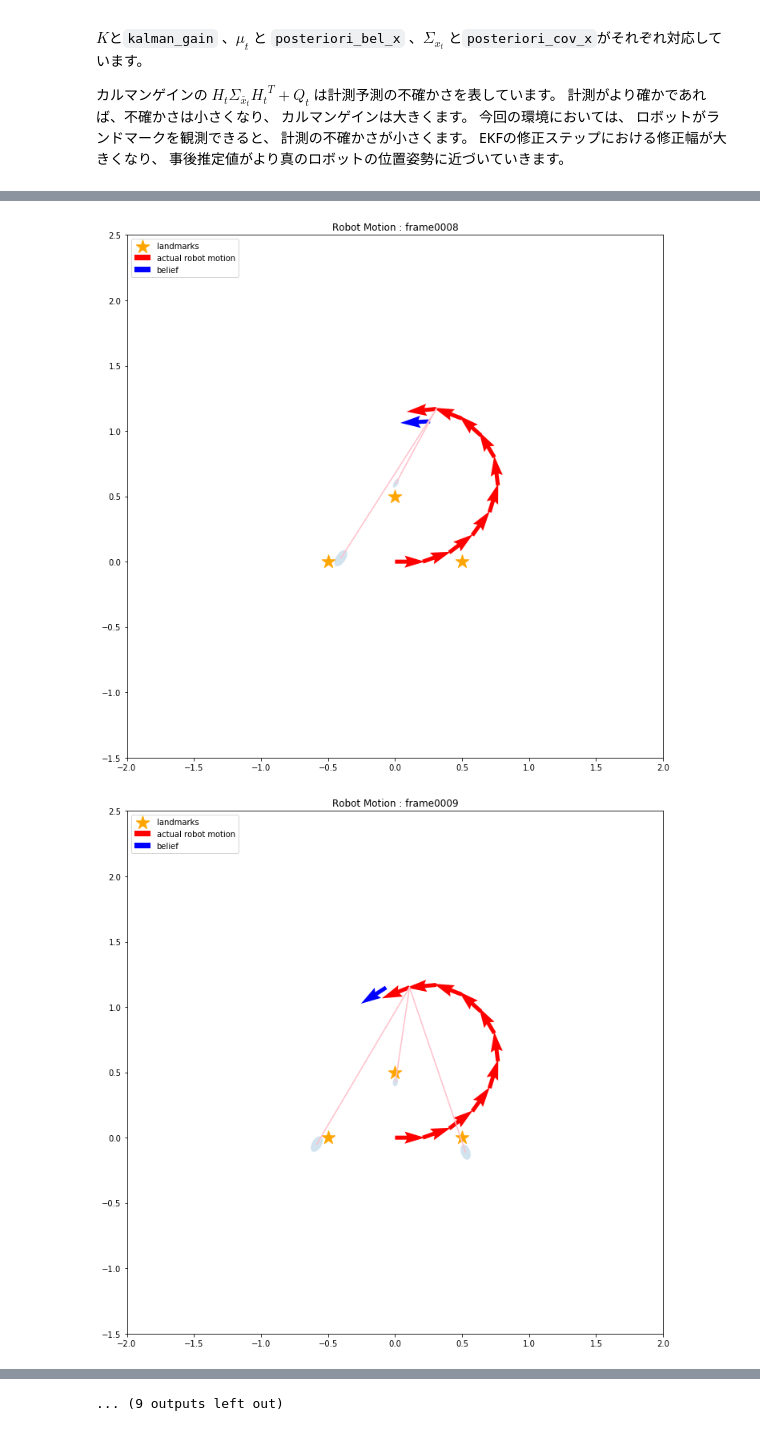
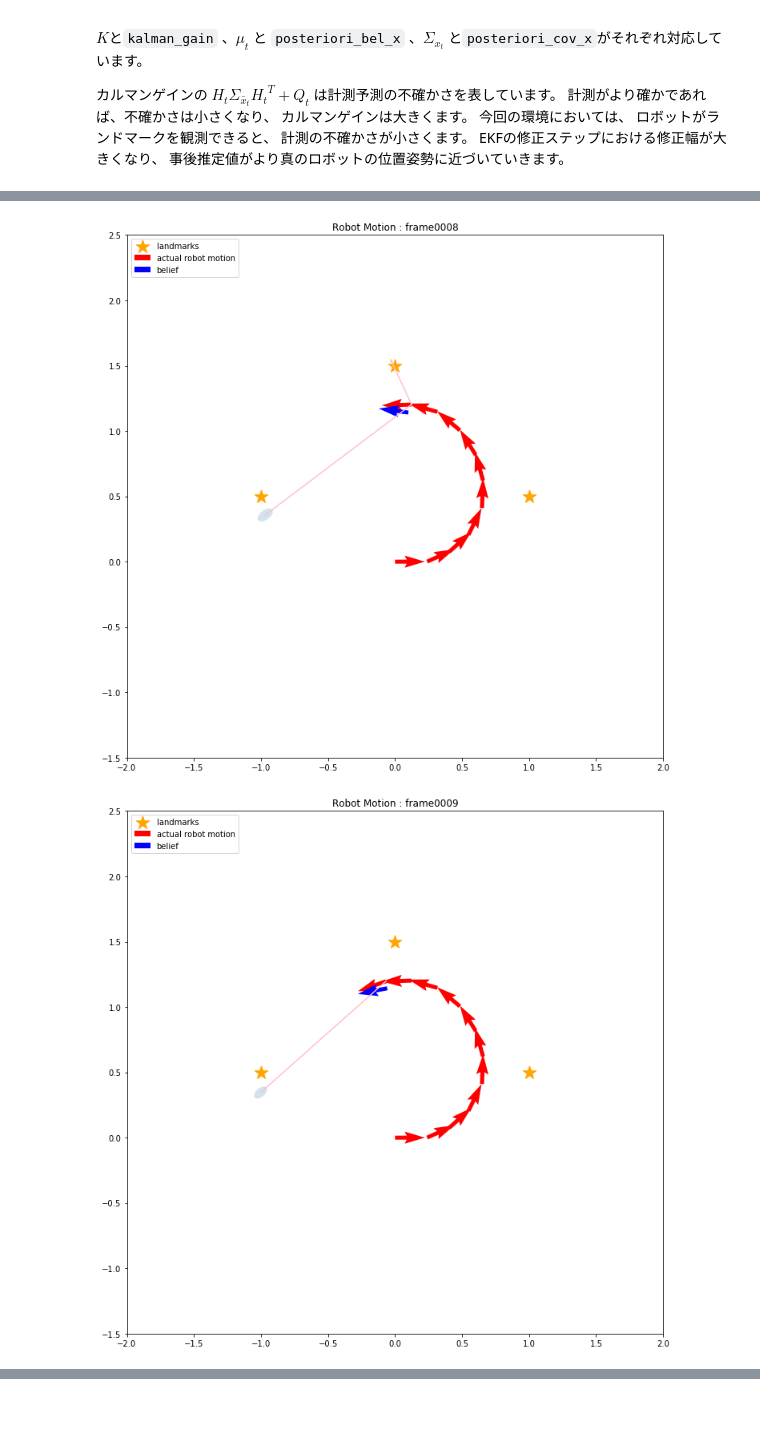
Before and after one commit to Tiryoh/probrobo_note, a Jupyter notebook: ekf/2D_Extended_Kalman_Filter.ipynb, the cells around one changed output, grey strips where cells are left out. Cells and saved outputs as stored; diff of their text form; code cells hidden in the pictures.

Commit message:
Update landmark positions to improve estimation

```diff
--- a/ekf/2D_Extended_Kalman_Filter.ipynb
+++ b/ekf/2D_Extended_Kalman_Filter.ipynb
@@ -612,11 +611,11 @@ class EKF:
 fig, world = plt.subplots(figsize=(8, 8))
 
 # ランドマークの座標を指定
-#landmarks = Landmarks([[-1.0, 0.5], [1.0, 0.5], [0.0, 1.5]])
-landmarks = Landmarks([[-0.5, 0.0], [0.5, 0.0], [0.0, 0.5]])
+landmarks = Landmarks([[-1.0, 0.5], [1.0, 0.5], [0.0, 1.5]])
+#landmarks = Landmarks([[-0.5, 0.0], [0.5, 0.0], [0.0, 0.5]])
 
 # ロボットの座標を指定
-robot = Robot(0.0,0.0,0.0)
+robot = Robot(0.0, 0.0, 0.0)
 
 # アニメーション作成の初期処理
 # 初期処理を指定しないと、更新処理が1回分多く呼び出される
@@ -656,10 +653,11 @@ HTML(anim.to_html5_video())
 plt.close()
 
 # ランドマークの座標を指定
-landmarks = Landmarks([[-0.5, 0.0], [0.5, 0.0], [0.0, 0.5]])
+landmarks = Landmarks([[-1.0, 0.5], [1.0, 0.5], [0.0, 1.5]])
+#landmarks = Landmarks([[-0.5, 0.0], [0.5, 0.0], [0.0, 0.5]])
 
 # ロボットの座標を指定
-robot = Robot(0,0,0)
+robot = Robot(0.0, 0.0, 0.0)
 
 # アニメーション作成の更新処理
 def update(i):
@@ -699,2 +696,2 @@ initial robot_pos [0 0 0]
-[figure, old version]
+[figure, new version]
-[figure, old version]
+[figure, new version]
@@ -702 +698,0 @@ initial robot_pos [0 0 0]
-... (9 outputs left out)
```
Also changed, not shown: parts of 3 cells of this notebook.
